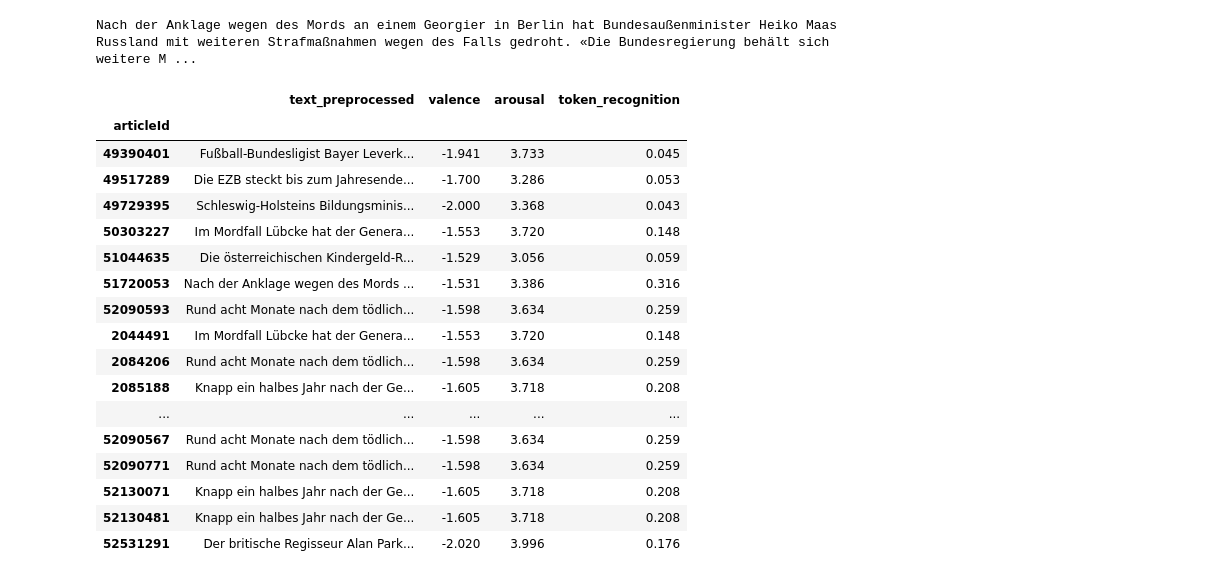
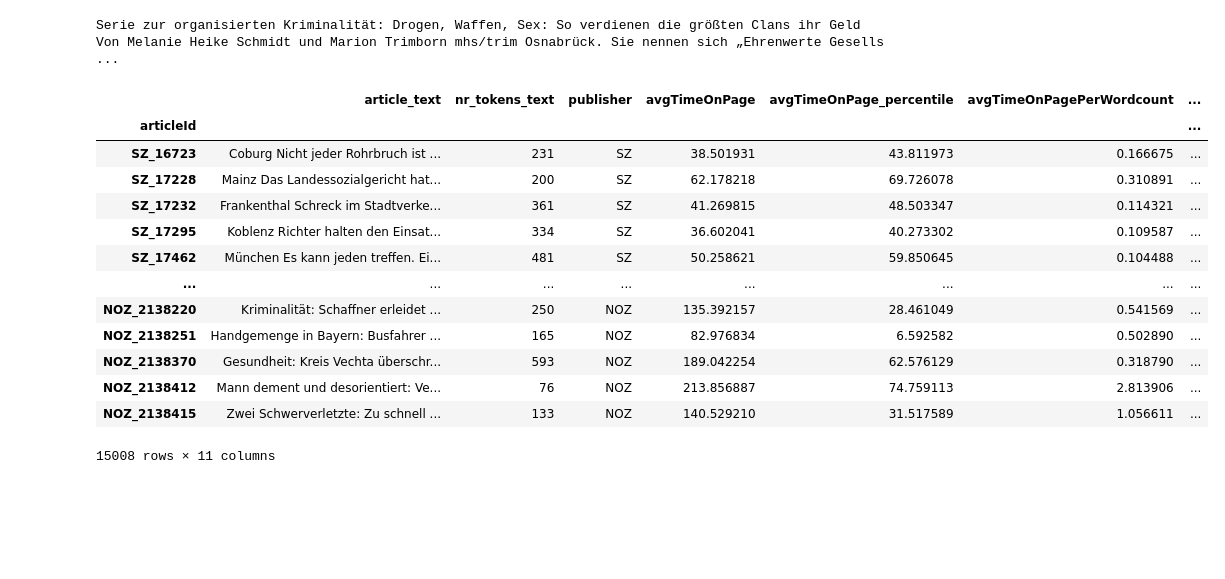
Before and after one commit to susannaruecker/master_thesis, a Jupyter notebook: master_thesis/notebooks/emotion_analysis.ipynb, the cells around one changed output. Saved outputs shown, nothing was run; the diff lists cells and outputs as text; code cells hidden in the pictures; blank space fills up the shorter version.

```diff
--- a/master_thesis/notebooks/emotion_analysis.ipynb
+++ b/master_thesis/notebooks/emotion_analysis.ipynb
@@ -5,11 +5,11 @@ import matplotlib.pyplot as plt
 import scipy.stats as st
 # %%
 EMOTION = utils.PROJECT_ROOT / 'master_thesis' / 'experiments' / 'emotion'
-emo = pd.read_csv(EMOTION / 'jemas_vo.tsv', sep = '\t', index_col = 0)
+#emo = pd.read_csv(EMOTION / 'jemas_vo.tsv', sep = '\t', index_col = 0)
 #emo = pd.read_csv(EMOTION / 'jemas_MEmoLon.tsv', sep = '\t', index_col = 0)
 #emo = pd.read_csv(EMOTION / 'jemas_MEmoLon_maxlen200000.tsv', sep = '\t', index_col = 0)
 #emo = pd.read_csv(EMOTION / 'jemas_MEmoLon_maxlen100000.tsv', sep = '\t', index_col = 0)
-#emo = pd.read_csv(EMOTION / 'jemas_MEmoLon_maxlen10000.tsv', sep = '\t', index_col = 0)
+emo = pd.read_csv(EMOTION / 'jemas_MEmoLon_maxlen10000.tsv', sep = '\t', index_col = 0)
 #emo = pd.read_csv(EMOTION / 'jemas_MEmoLon_maxlen5000.tsv', sep = '\t', index_col = 0)
 # %%
 emo.head()
@@ -24,3 +25,8 @@ emo.head()
+# %%
+emo = emo[["article_text", "nr_tokens_text", "publisher",
+           "avgTimeOnPage", "avgTimeOnPage_percentile", "avgTimeOnPagePerWordcount",
+           "pageviews", "pageviews_percentile",
+           "valence", "arousal", "token_recognition"]]
 # %%
 emo.shape
 # %% [output]
@@ -60,30 +68,26 @@ emo.sort_values('valence', ascending = True)[emo.token_recognition > 0.3].head(1
 # %%
-ID = 51720053
-print(emo.loc[ID, 'text_preprocessed'])
+ID = 'NOZ_1021778'
+print(emo.loc[ID, 'article_text'])
 # %% [output]
-Nach der Anklage wegen des Mords an einem Georgier in Berlin hat Bundesaußenminister Heiko Maas Russland mit weiteren Strafmaßnahmen wegen des Falls gedroht. «Die Bundesregierung behält sich weitere M ...
+Serie zur organisierten Kriminalität: Drogen, Waffen, Sex: So verdienen die größten Clans ihr Geld Von Melanie Heike Schmidt und Marion Trimborn mhs/trim Osnabrück. Sie nennen sich „Ehrenwerte Gesells ...
 # %%
-emo[(emo.valence < -1.5) & (emo.arousal > 1.5)]
-#emo[(emo.valence > 1.5) & (emo.arousal > 2)]
+#emo[(emo.valence < -1) & (emo.arousal > 2.5)]
+emo[(emo.valence < 5) & (emo.arousal > 3)]
 # %% [output]
-|  | text_preprocessed | valence | arousal | token_recognition |
-| articleId |  |  |  |  |
-| 49390401 | Fußball-Bundesligist Bayer Leverk... | -1.941 | 3.733 | 0.045 |
-| 49517289 | Die EZB steckt bis zum Jahresende... | -1.700 | 3.286 | 0.053 |
-| 49729395 | Schleswig-Holsteins Bildungsminis... | -2.000 | 3.368 | 0.043 |
-| 50303227 | Im Mordfall Lübcke hat der Genera... | -1.553 | 3.720 | 0.148 |
-| 51044635 | Die österreichischen Kindergeld-R... | -1.529 | 3.056 | 0.059 |
-| 51720053 | Nach der Anklage wegen des Mords ... | -1.531 | 3.386 | 0.316 |
-| 52090593 | Rund acht Monate nach dem tödlich... | -1.598 | 3.634 | 0.259 |
-| 2044491 | Im Mordfall Lübcke hat der Genera... | -1.553 | 3.720 | 0.148 |
-| 2084206 | Rund acht Monate nach dem tödlich... | -1.598 | 3.634 | 0.259 |
-| 2085188 | Knapp ein halbes Jahr nach der Ge... | -1.605 | 3.718 | 0.208 |
-| ... | ... | ... | ... | ... |
-| 52090567 | Rund acht Monate nach dem tödlich... | -1.598 | 3.634 | 0.259 |
-| 52090771 | Rund acht Monate nach dem tödlich... | -1.598 | 3.634 | 0.259 |
-| 52130071 | Knapp ein halbes Jahr nach der Ge... | -1.605 | 3.718 | 0.208 |
-| 52130481 | Knapp ein halbes Jahr nach der Ge... | -1.605 | 3.718 | 0.208 |
-| 52531291 | Der britische Regisseur Alan Park... | -2.020 | 3.996 | 0.176 |
+|  | article_text | nr_tokens_text | publisher | avgTimeOnPage | avgTimeOnPage_percentile | avgTimeOnPagePerWordcount | ... |
+| articleId |  |  |  |  |  |  | ... |
+| SZ_16723 | Coburg Nicht jeder Rohrbruch ist ... | 231 | SZ | 38.501931 | 43.811973 | 0.166675 | ... |
+| SZ_17228 | Mainz Das Landessozialgericht hat... | 200 | SZ | 62.178218 | 69.726078 | 0.310891 | ... |
+| SZ_17232 | Frankenthal Schreck im Stadtverke... | 361 | SZ | 41.269815 | 48.503347 | 0.114321 | ... |
+| SZ_17295 | Koblenz Richter halten den Einsat... | 334 | SZ | 36.602041 | 40.273302 | 0.109587 | ... |
+| SZ_17462 | München Es kann jeden treffen. Ei... | 481 | SZ | 50.258621 | 59.850645 | 0.104488 | ... |
+| ... | ... | ... | ... | ... | ... | ... | ... |
+| NOZ_2138220 | Kriminalität: Schaffner erleidet ... | 250 | NOZ | 135.392157 | 28.461049 | 0.541569 | ... |
+| NOZ_2138251 | Handgemenge in Bayern: Busfahrer ... | 165 | NOZ | 82.976834 | 6.592582 | 0.502890 | ... |
+| NOZ_2138370 | Gesundheit: Kreis Vechta überschr... | 593 | NOZ | 189.042254 | 62.576129 | 0.318790 | ... |
+| NOZ_2138412 | Mann dement und desorientiert: Ve... | 76 | NOZ | 213.856887 | 74.759113 | 2.813906 | ... |
+| NOZ_2138415 | Zwei Schwerverletzte: Zu schnell ... | 133 | NOZ | 140.529210 | 31.517589 | 1.056611 | ... |
+15008 rows × 11 columns
 # %%
 plt.hist(emo.valence, 30)
 plt.show()
```
Also changed, not shown: parts of 27 cells of this notebook, 2 other files.
